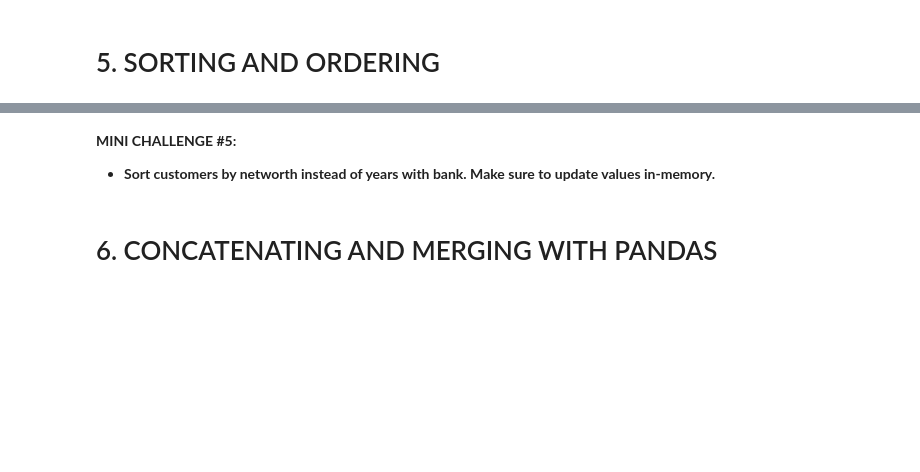
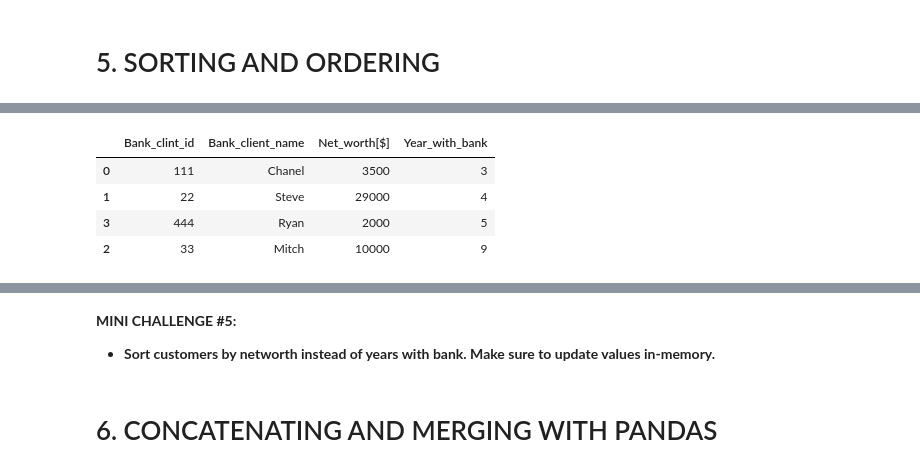
Before and after one commit to DhananjayKalaskar/financial_analysis, a Jupyter notebook: 8. Python 101 - Python Libraries for Data Analysis - Pandas Skeleton.ipynb, the cells around one changed output, grey strips where cells are left out. Saved outputs shown, nothing was run; the diff lists cells and outputs as text; code cells hidden in the pictures; blank space fills up the shorter version.

```diff
--- a/8. Python 101 - Python Libraries for Data Analysis - Pandas Skeleton.ipynb
+++ b/8. Python 101 - Python Libraries for Data Analysis - Pandas Skeleton.ipynb
@@ -154,0 +288,7 @@ ImportError: html5lib not found, please install it
+# %%
+# Let's define a dataframe as follows:
+bank_client_df = pd.DataFrame({"Bank_clint_id":[111,22,33,444],
+                                "Bank_client_name":["Chanel","Steve","Mitch","Ryan"],
+                                "Net_worth[$]":[3500,29000,10000,2000],
+                                "Year_with_bank":[3,4,9,5] })
+bank_client_df
@@ -155,4 +301,11 @@ ImportError: html5lib not found, please install it
 # %%
 # You can sort the values in the dataframe according to number of years with bank
+bank_client_df.sort_values(by = 'Year_with_bank')
+# %% [output]
+|  | Bank_clint_id | Bank_client_name | Net_worth[$] | Year_with_bank |
+| 0 | 111 | Chanel | 3500 | 3 |
+| 1 | 22 | Steve | 29000 | 4 |
+| 3 | 444 | Ryan | 2000 | 5 |
+| 2 | 33 | Mitch | 10000 | 9 |
 # %%
 # Note that nothing changed in memory! you have to make sure that inplace is set to True
```
Also changed, not shown: parts of 27 cells of this notebook.
